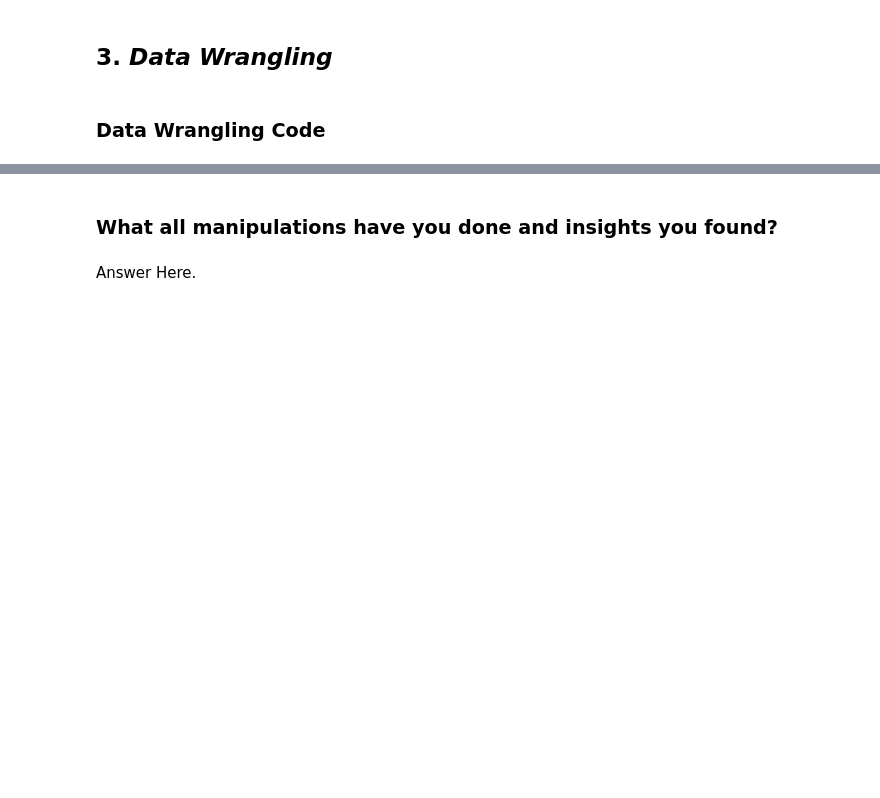
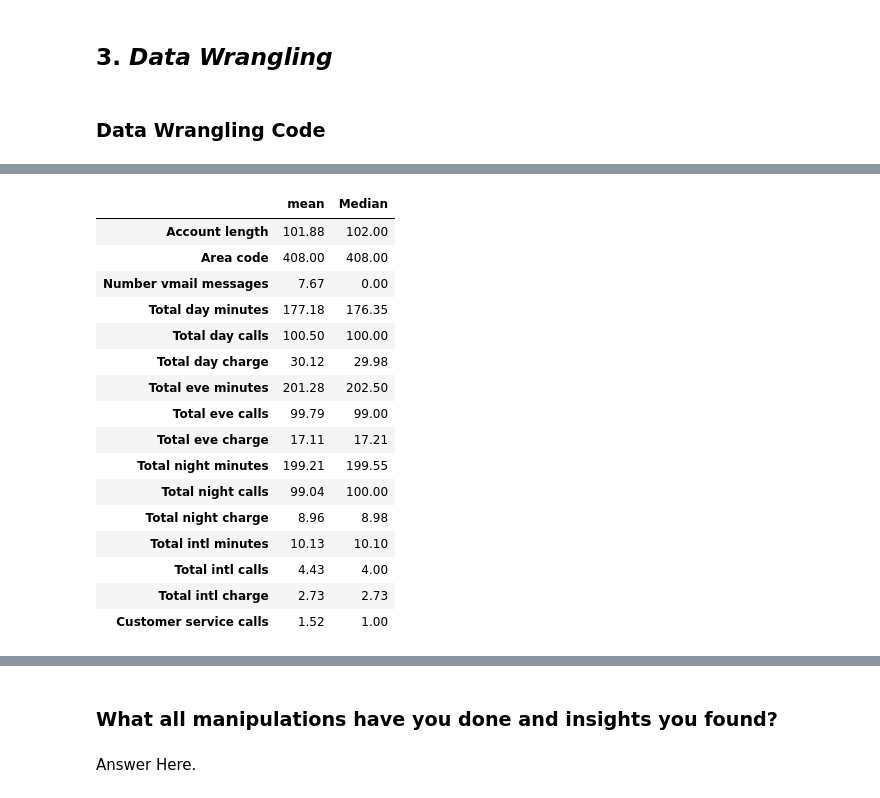
Before and after one commit to yahya-ansariii/TelecomChurnEDA, a Jupyter notebook: TelecomChurnEDA.ipynb, the cells around one changed output, grey strips where cells are left out. Cells and saved outputs as stored; diff of their text form; code cells hidden in the pictures; blank space fills up the shorter version.

```diff
--- a/TelecomChurnEDA.ipynb
+++ b/TelecomChurnEDA.ipynb
@@ -205,3 +291,5 @@ Answer Here
 ### Data Wrangling Code
 # %%
 # Write your code to make your dataset analysis ready.
+# Before doing any data wrangling lets create copy
+data_2 = data.copy()
@@ -207,0 +319,30 @@ Answer Here
+# %%
+#Lets check the statistical value(mean, median) of all feature of area code wise
+def get_mean_median(data,area_code):
+  ''' This fuction gives mean and median of all features'''
+  try:
+    return pd.concat([data_2[data_2['Area code']==area_code].describe().round(2).iloc[1],
+          data_2[data_2['Area code']==area_code].describe().round(2).iloc[5]], axis = 1).rename(columns={'50%':'Median'})
+  except:
+    print("Invalid Area code")
+# %%
+# For areacode 408
+get_mean_median(data_2,408)
+# %% [output]
+|  | mean | Median |
+| Account length | 101.88 | 102.00 |
+| Area code | 408.00 | 408.00 |
+| Number vmail messages | 7.67 | 0.00 |
+| Total day minutes | 177.18 | 176.35 |
+| Total day calls | 100.50 | 100.00 |
+| Total day charge | 30.12 | 29.98 |
+| Total eve minutes | 201.28 | 202.50 |
+| Total eve calls | 99.79 | 99.00 |
+| Total eve charge | 17.11 | 17.21 |
+| Total night minutes | 199.21 | 199.55 |
+| Total night calls | 99.04 | 100.00 |
+| Total night charge | 8.96 | 8.98 |
+| Total intl minutes | 10.13 | 10.10 |
+| Total intl calls | 4.43 | 4.00 |
+| Total intl charge | 2.73 | 2.73 |
+| Customer service calls | 1.52 | 1.00 |
```
Also changed, not shown: parts of 12 cells of this notebook.
